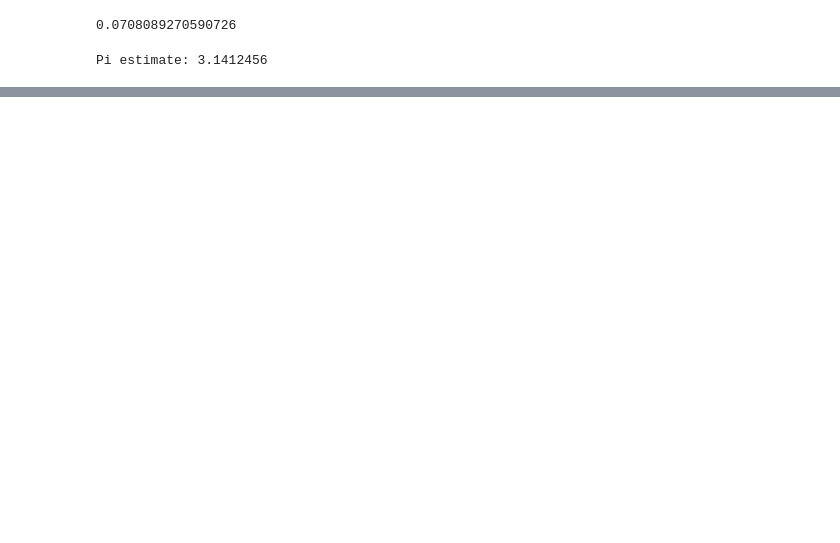
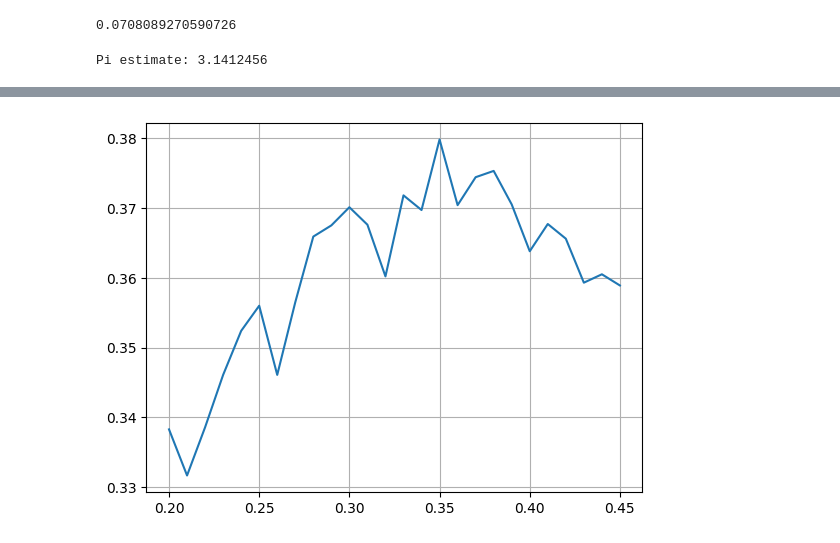
Before and after one commit to mmulready2/Ideal_Partner_MVM, a Jupyter notebook: Ideal_Partner,_Wife,_Secretary,_Match.ipynb, the cells around one changed output, grey strips where cells are left out. Drawn from its saved outputs; the diff is of its cells as text; code cells hidden in the pictures; blank space fills up the shorter version.

```diff
--- a/Ideal_Partner,_Wife,_Secretary,_Match.ipynb
+++ b/Ideal_Partner,_Wife,_Secretary,_Match.ipynb
@@ -97,0 +184,10 @@ random.shuffle(a)
+# %%
+import matplotlib.pyplot as plt
+import numpy as np
+
+x = list(range(20, 46, 1)) # FIX ME
+plt.plot(np.array(x)/population, np.array(y)/num_sims_each)
+plt.grid(True)
+plt.show()
+# %% [output]
+[figure, added]
```
Also changed, not shown: parts of 6 cells of this notebook.
